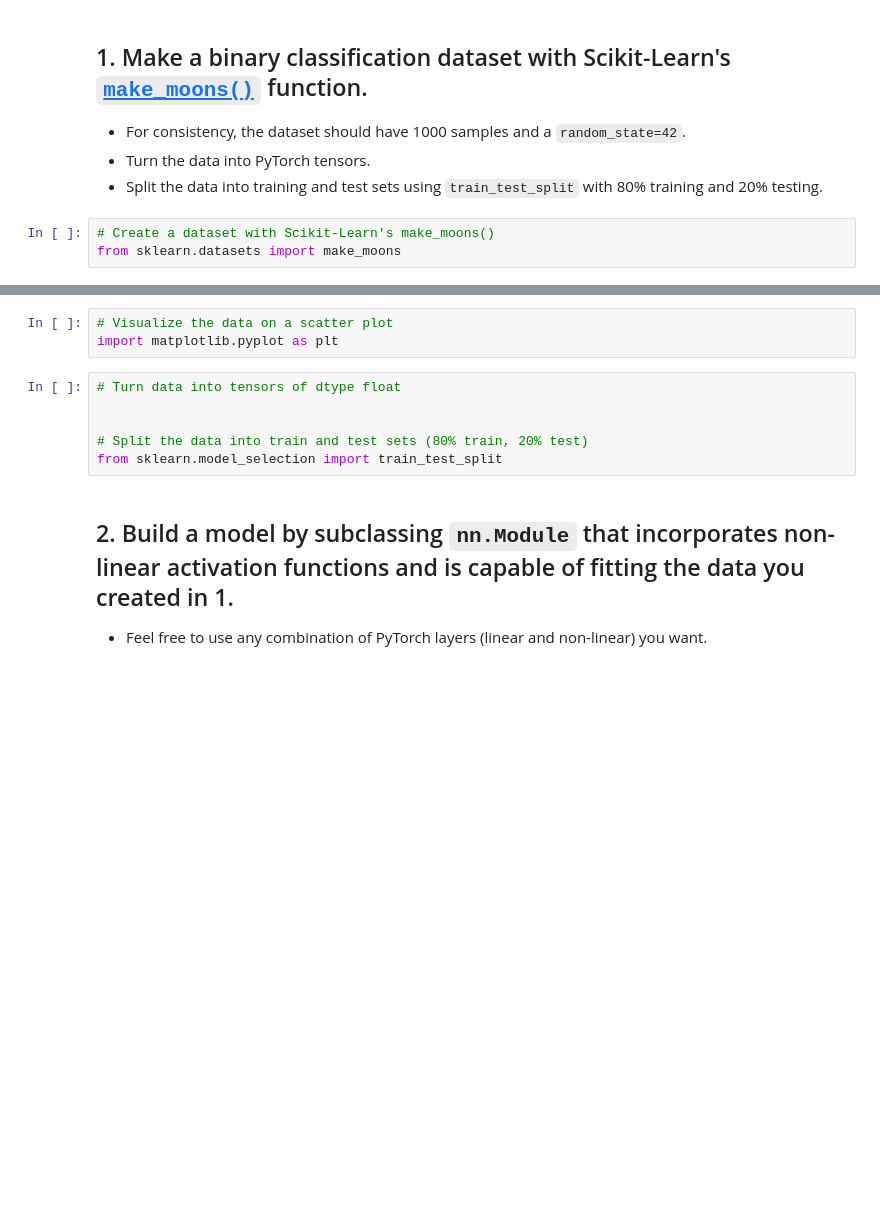
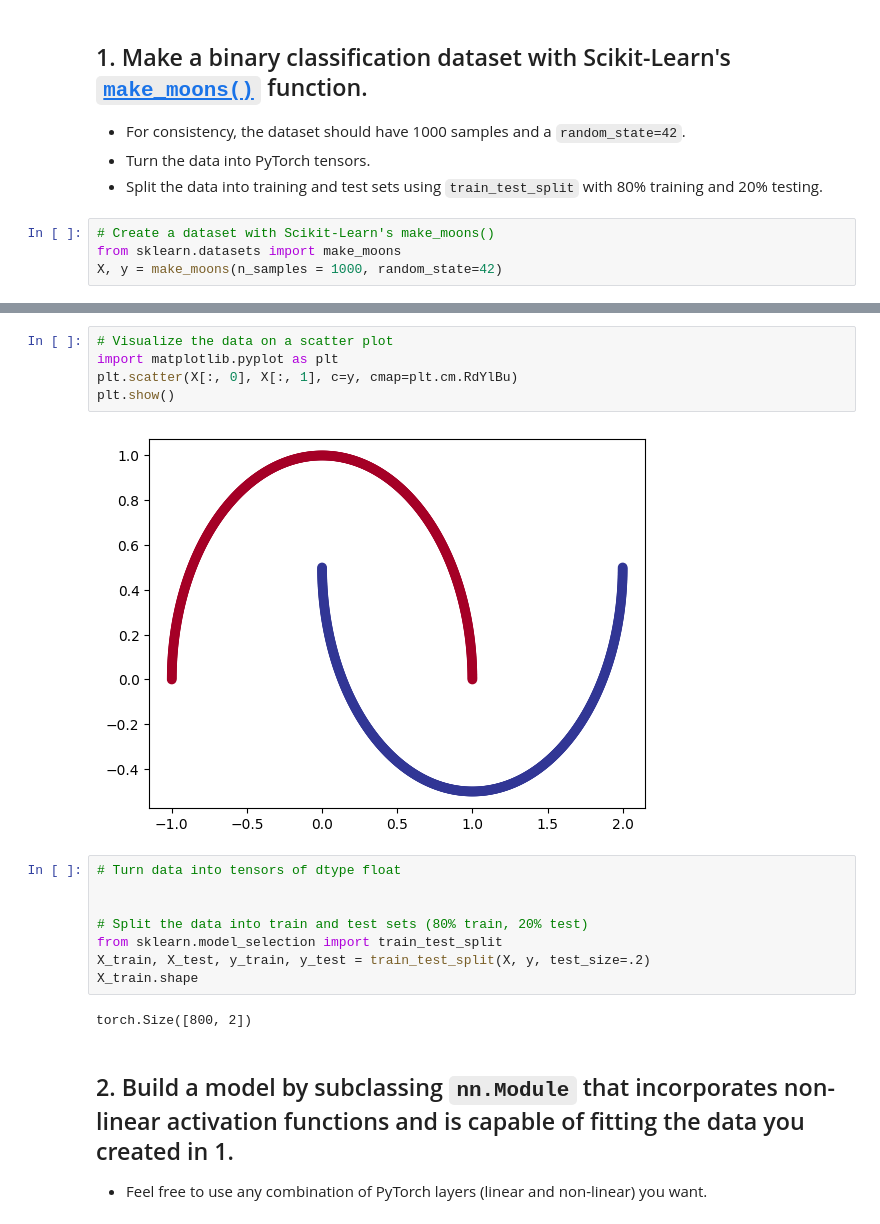
Before and after one commit to abdoemr11/pytorch, a Jupyter notebook: exercises/02_pytorch_classification_exercises.ipynb, the cells around one changed output, grey strips where cells are left out. Cells and saved outputs as stored; diff of their text form; blank space fills up the shorter version.

```diff
--- a/exercises/02_pytorch_classification_exercises.ipynb
+++ b/exercises/02_pytorch_classification_exercises.ipynb
@@ -31,6 +31,7 @@ RANDOM_SEED = 42
 # %%
 # Create a dataset with Scikit-Learn's make_moons()
 from sklearn.datasets import make_moons
+X, y = make_moons(n_samples = 1000, random_state=42)
 # %%
 # Turn data into a DataFrame
 import pandas as pd
@@ -37,12 +55,20 @@ import pandas as pd
 # %%
 # Visualize the data on a scatter plot
 import matplotlib.pyplot as plt
+plt.scatter(X[:, 0], X[:, 1], c=y, cmap=plt.cm.RdYlBu)
+plt.show()
+# %% [output]
+[figure, added]
 # %%
 # Turn data into tensors of dtype float
 
 
 # Split the data into train and test sets (80% train, 20% test)
 from sklearn.model_selection import train_test_split
+X_train, X_test, y_train, y_test = train_test_split(X, y, test_size=.2)
+X_train.shape
+# %% [output]
+torch.Size([800, 2])
 # %% [markdown]
 ## 2. Build a model by subclassing `nn.Module` that incorporates non-linear activation functions and is capable of fitting the data you created in 1.
   * Feel free to use any combination of PyTorch layers (linear and non-linear) you want.
```
Also changed, not shown: parts of 24 cells of this notebook.
